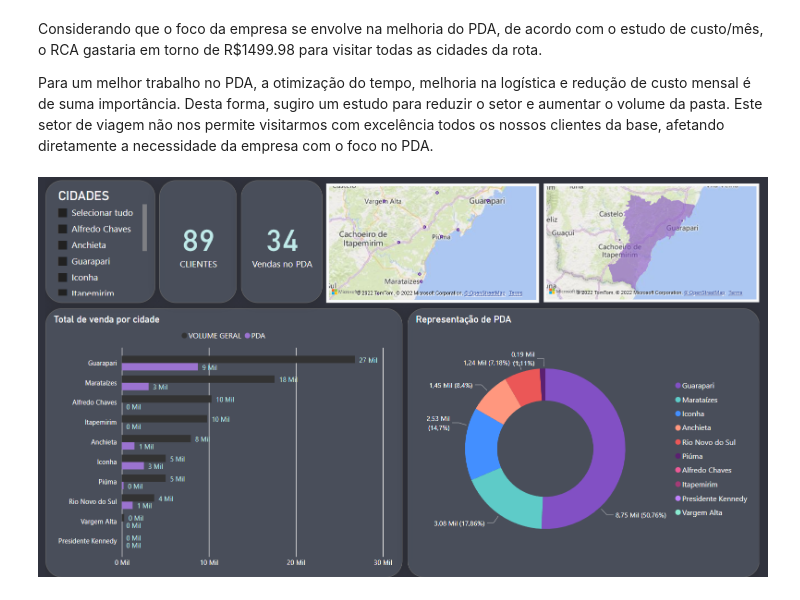
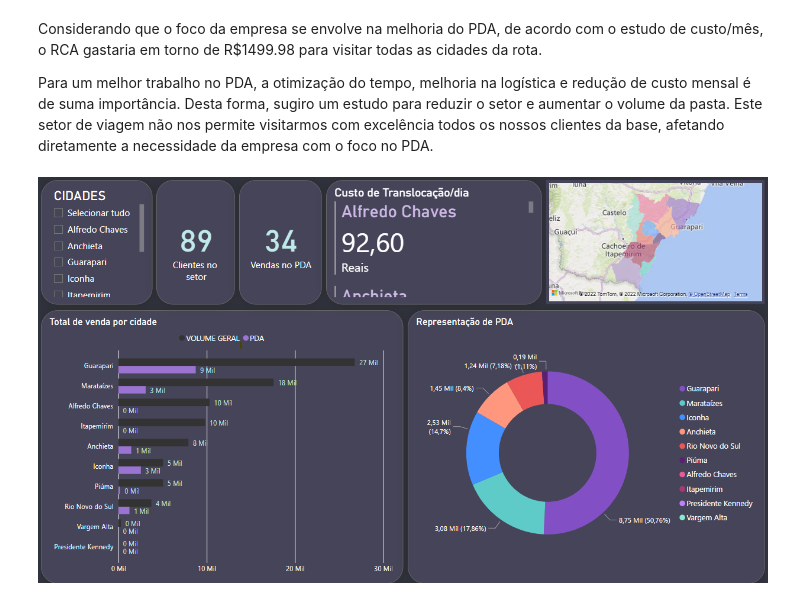
Before and after one commit to ricardogomesmatos/MilleniumComercial, a Jupyter notebook: Projeto_Millenium.ipynb, the cells around one changed output. Cells and saved outputs as stored; diff of their text form; code cells hidden in the pictures.

```diff
--- a/Projeto_Millenium.ipynb
+++ b/Projeto_Millenium.ipynb
@@ -732,8 +732,8 @@ Para um melhor trabalho no PDA, a otimização do tempo, melhoria na logística
 # %%
 import cv2
 from google.colab.patches import cv2_imshow
-imagem = cv2.imread('dash.png')
+imagem = cv2.imread('DASH.png')
 cv2_imshow(imagem)
 #Print do Dashboard Power BI
 # %% [output]
-[figure, old version]
+[figure, new version]
```
Also changed, not shown: parts of 1 cell of this notebook.
